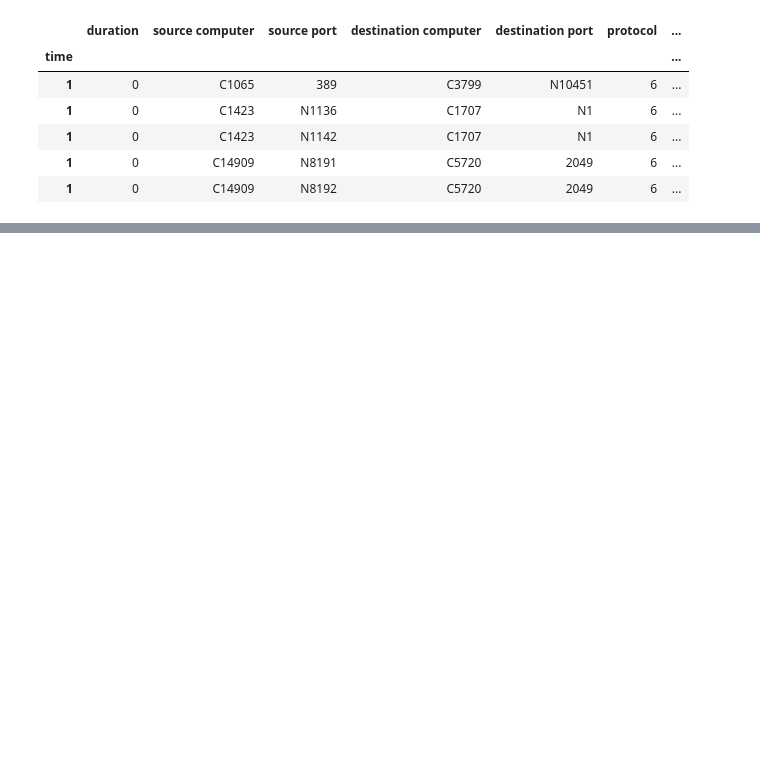
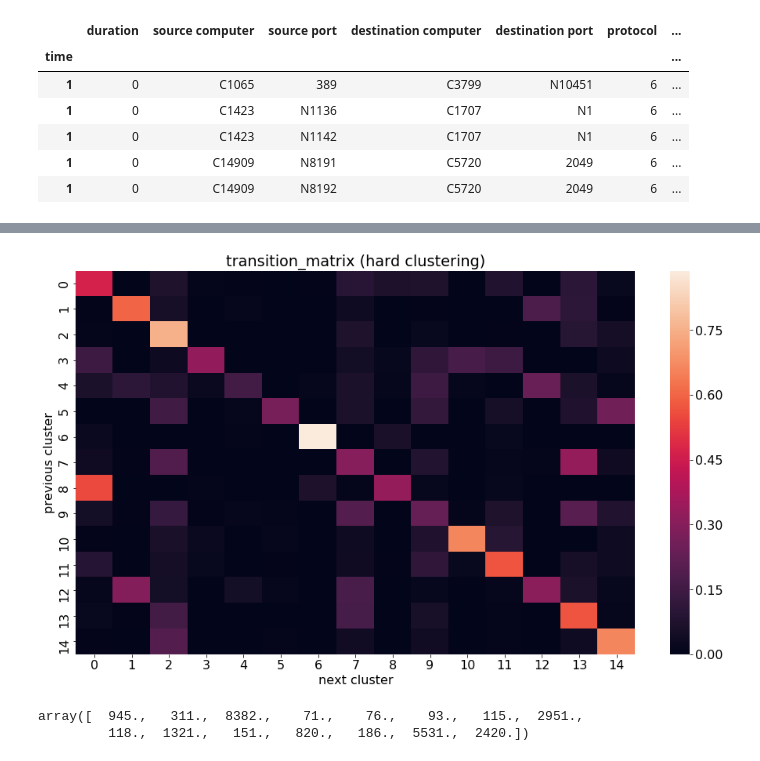
Before and after one commit to SotirisAnagnostidis/onlineAnomalyDetection, a Jupyter notebook: diploma/test.ipynb, the cells around one changed output, grey strips where cells are left out. Cells and saved outputs as stored; diff of their text form; code cells hidden in the pictures; blank space fills up the shorter version.

```diff
--- a/diploma/test.ipynb
+++ b/diploma/test.ipynb
@@ -3,8 +3,10 @@ import pandas as pd
 import numpy as np
 %matplotlib inline
 
+# 100000 and addZerso=False
+
 # hard coded nrows
-df_all = pd.read_csv('../../../diploma/multi-source-syber-security-events/flows.txt', header=None, nrows=20000)
+df_all = pd.read_csv('../../../diploma/multi-source-syber-security-events/flows.txt', header=None, nrows=100000)
 
 df_all.columns = ['time', 'duration', 'source computer', 'source port', 'destination computer',
               'destination port', 'protocol', 'packet count', 'byte count']
@@ -26,5 +28,5 @@ df.head()
 from helper import group_scale_data, group_scale_data_batch
 
 groupped_data, hosts, parameters = group_scale_data(df, size_of_bin_seconds=60,
-                                                    addZeros=True, doScale=True, scaler='log', verbose=1)
+                                                    addZeros=False, doScale=True, scaler='log', verbose=1)
 # %% [output]
@@ -65,0 +106,21 @@ plot_points(groupped_data.values[:, :2], onlineEM)
+# %%
+import matplotlib.pyplot as plt
+import seaborn as sns
+%matplotlib inline
+
+from pylab import rcParams
+rcParams['figure.figsize'] = 16, 9
+rcParams['font.size'] = 16
+
+ax = sns.heatmap(onlineEM.transition_matrix)
+plt.ylabel('previous cluster')
+plt.xlabel('next cluster')
+plt.title('transition_matrix (hard clustering)')
+plt.show()
+# %% [output]
+[figure, added]
+# %%
+onlineEM.points_per_EM_cluster
+# %% [output]
+array([  945.,   311.,  8382.,    71.,    76.,    93.,   115.,  2951.,
+         118.,  1321.,   151.,   820.,   186.,  5531.,  2420.])
```
Also changed, not shown: parts of 11 cells of this notebook, 5 other files.
